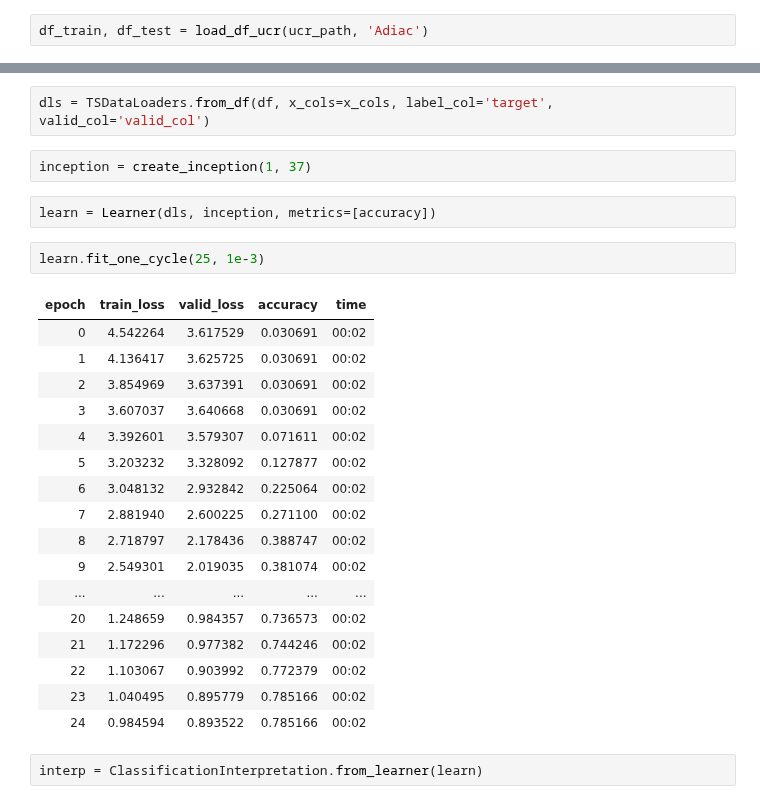
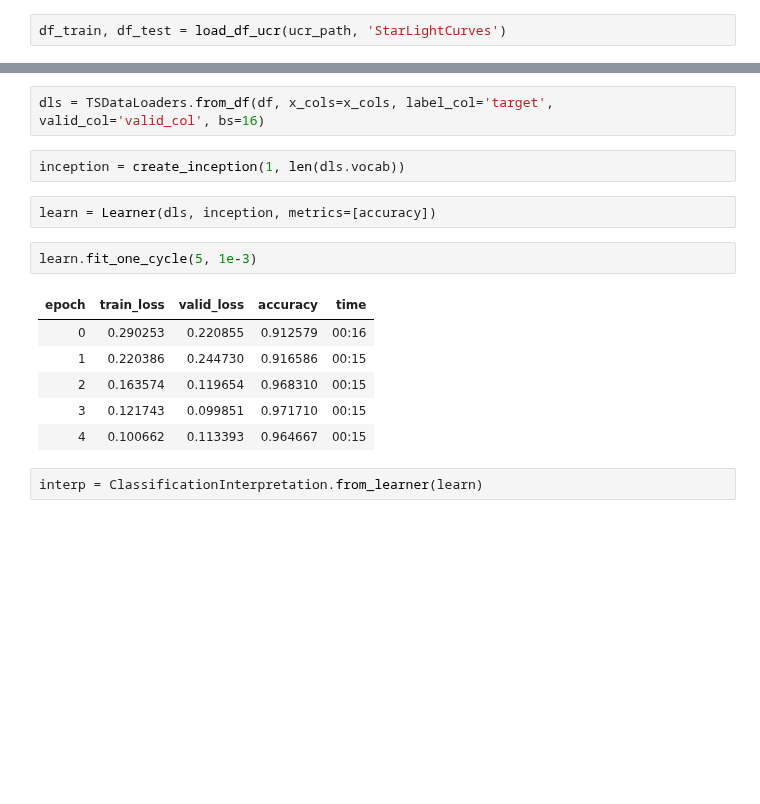
Before and after one commit to tcapelle/timeseries_fastai, a Jupyter notebook: nbs/99_index.ipynb, the cells around one changed output, grey strips where cells are left out. Drawn from its saved outputs; the diff is of its cells as text; blank space fills up the shorter version.

```diff
--- a/nbs/99_index.ipynb
+++ b/nbs/99_index.ipynb
@@ -15,3 +32,3 @@ ucr_path = untar_data(URLs.UCR)
 # %%
-df_train, df_test = load_df_ucr(ucr_path, 'Adiac')
+df_train, df_test = load_df_ucr(ucr_path, 'StarLightCurves')
 # %% [output]
@@ -39,29 +60,18 @@ df
 # %%
-dls = TSDataLoaders.from_df(df, x_cols=x_cols, label_col='target', valid_col='valid_col')
+dls = TSDataLoaders.from_df(df, x_cols=x_cols, label_col='target', valid_col='valid_col', bs=16)
 # %%
-inception = create_inception(1, 37)
+inception = create_inception(1, len(dls.vocab))
 # %%
 learn = Learner(dls, inception, metrics=[accuracy])
 # %%
-learn.fit_one_cycle(25, 1e-3)
+learn.fit_one_cycle(5, 1e-3)
 # %% [output]
 | epoch | train_loss | valid_loss | accuracy | time |
-| 0 | 4.542264 | 3.617529 | 0.030691 | 00:02 |
-| 1 | 4.136417 | 3.625725 | 0.030691 | 00:02 |
-| 2 | 3.854969 | 3.637391 | 0.030691 | 00:02 |
-| 3 | 3.607037 | 3.640668 | 0.030691 | 00:02 |
-| 4 | 3.392601 | 3.579307 | 0.071611 | 00:02 |
-| 5 | 3.203232 | 3.328092 | 0.127877 | 00:02 |
-| 6 | 3.048132 | 2.932842 | 0.225064 | 00:02 |
-| 7 | 2.881940 | 2.600225 | 0.271100 | 00:02 |
-| 8 | 2.718797 | 2.178436 | 0.388747 | 00:02 |
-| 9 | 2.549301 | 2.019035 | 0.381074 | 00:02 |
-| ... | ... | ... | ... | ... |
-| 20 | 1.248659 | 0.984357 | 0.736573 | 00:02 |
-| 21 | 1.172296 | 0.977382 | 0.744246 | 00:02 |
-| 22 | 1.103067 | 0.903992 | 0.772379 | 00:02 |
-| 23 | 1.040495 | 0.895779 | 0.785166 | 00:02 |
-| 24 | 0.984594 | 0.893522 | 0.785166 | 00:02 |
+| 0 | 0.290253 | 0.220855 | 0.912579 | 00:16 |
+| 1 | 0.220386 | 0.244730 | 0.916586 | 00:15 |
+| 2 | 0.163574 | 0.119654 | 0.968310 | 00:15 |
+| 3 | 0.121743 | 0.099851 | 0.971710 | 00:15 |
+| 4 | 0.100662 | 0.113393 | 0.964667 | 00:15 |
 # %%
 interp = ClassificationInterpretation.from_learner(learn)
 # %% [output]
```
Also changed, not shown: parts of 16 cells of this notebook, 15 other files.
